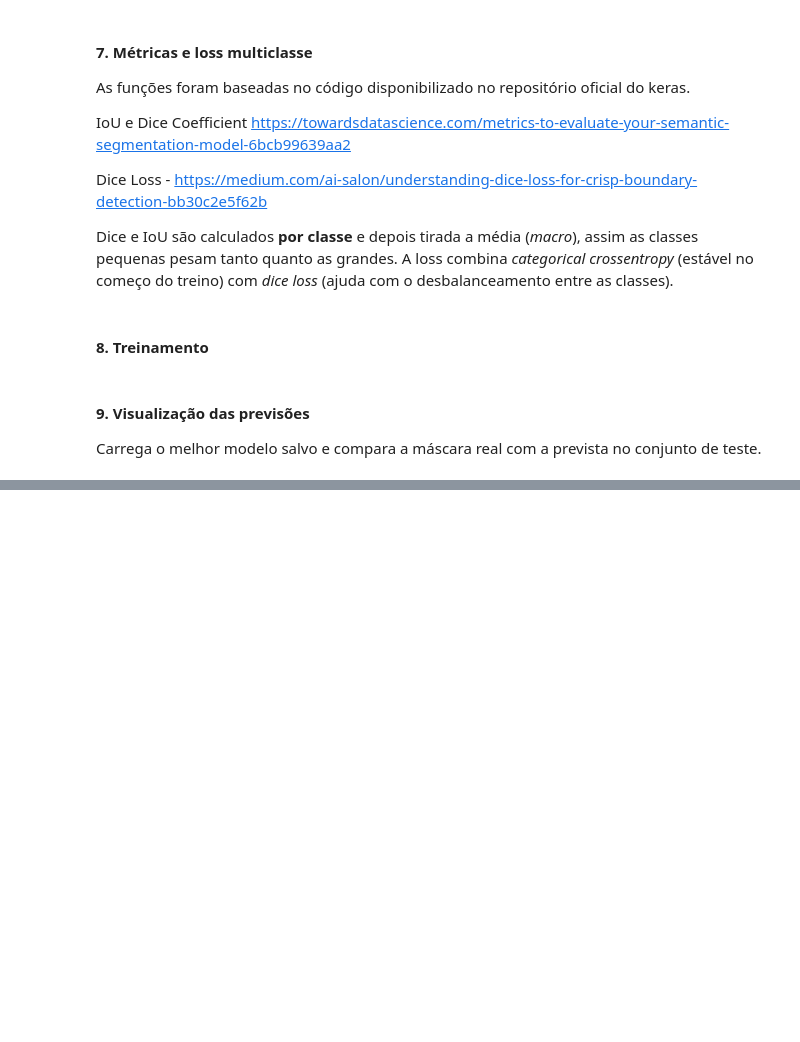
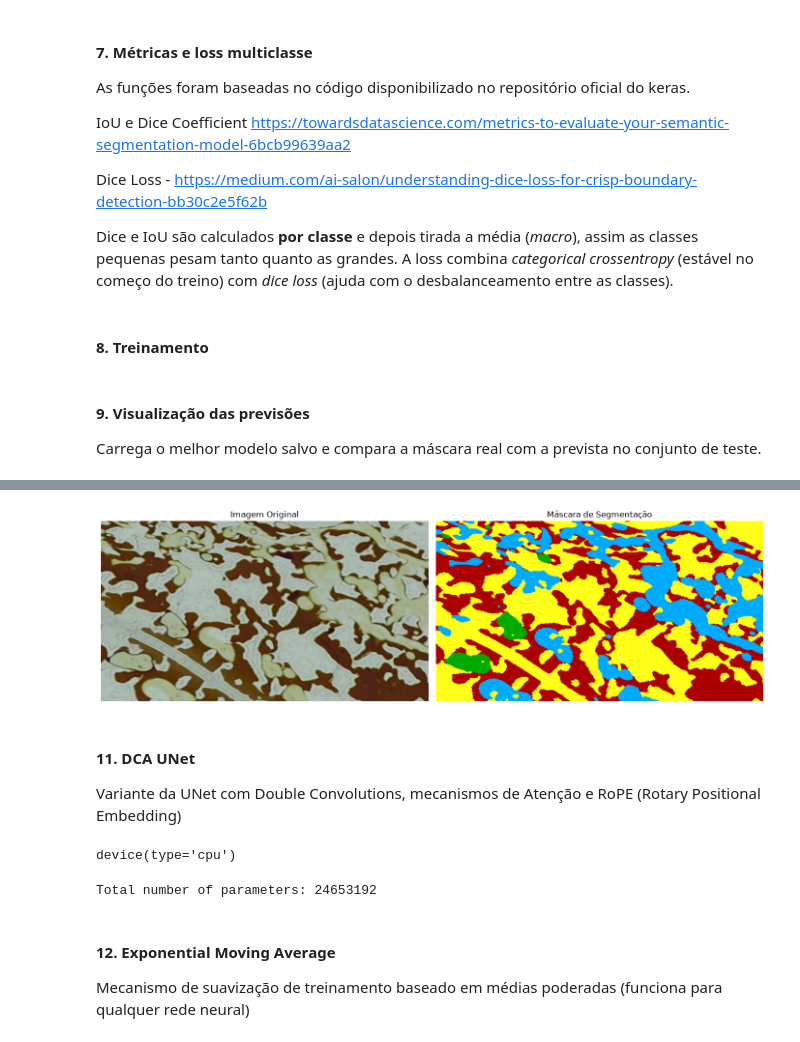
Before and after one commit to ViniciusFaro/wag-segmentation, a Jupyter notebook: src/wag_segment/notebooks/out_2026_2.ipynb, the cells around one changed output, grey strips where cells are left out. Cells and saved outputs as stored; diff of their text form; code cells hidden in the pictures; blank space fills up the shorter version.

Commit message:
EMA Training loop

```diff
--- a/src/wag_segment/notebooks/out_2026_2.ipynb
+++ b/src/wag_segment/notebooks/out_2026_2.ipynb
@@ -35,6 +46,6 @@ import keras
 # %%
 # ===== Caminhos (altere só aqui) =====
-BASE_DIR = r'C:\Users\Master\Desktop\wag-segmentation-main\data\out_segmentation'
+BASE_DIR = r'C:\labmems\wag-segment\data\out_segmentation'
 
 ORIGINAL_DIR  = os.path.join(BASE_DIR, 'original')
 SLICED_DIR    = os.path.join(BASE_DIR, 'sliced')
@@ -707,0 +880,18 @@ for x_path, y_path in list(zip(X_test, y_test))[:N_EXEMPLOS]:
+# %%
+train_dataset = WagDataset(input_save_dir, label_save_dir, train=True)
+val_dataset = WagDataset(input_save_dir, label_save_dir, train=False)
+
+print(f"Verificando instancia do dataset.")
+print("-----------------------------------")
+print(f"Tamanho do treino: {len(train_dataset)} amostras.")
+print(f"Tamanho do treino: {len(val_dataset)} amostras.")
+
+img, mask = train_dataset[0]
+print(f"Shape da imagem: {img.shape}")
+print(f"Shape da máscara: {mask.shape}")
+
+print("-----------------------------------")
+print(f"Amostra de imagem e máscara numericamente")
+print(img)
+print(mask)
+print("-----------------------------------")
@@ -707,0 +916,44 @@ for x_path, y_path in list(zip(X_test, y_test))[:N_EXEMPLOS]:
+# %%
+# visualização do mapeamento de classes
+
+# [C, H, W] -> [H, W, C]
+img_rgb = img.permute(1, 2, 0).cpu().numpy()
+
+# [H, W] -> [H, W, C] -> [1, C, H, W]
+num_classes = len(train_dataset.color_map)
+
+# simulando output de rede neural}
+mask_probs = F.one_hot(
+    mask.long(),
+    num_classes=num_classes
+).permute(2, 0, 1).unsqueeze(0).float()
+
+# [1, C, H, W] -> [1, H, W, 3] -> [H, W, 3]
+mask_rgb = train_dataset.class_to_mask(mask_probs)[0]
+
+# Plotar
+fig, axes = plt.subplots(1, 2, figsize=(14, 6))
+
+axes[0].imshow(img_rgb)
+axes[0].set_title("Imagem Original")
+axes[0].axis("off")
+
+axes[1].imshow(mask_rgb.astype("uint8"))
+axes[1].set_title("Máscara de Segmentação")
+axes[1].axis("off")
+
+plt.tight_layout()
+plt.show()
+# %% [output]
+[figure, added]
+# %% [markdown]
+#### 11. DCA UNet
+
+Variante da UNet com Double Convolutions, mecanismos de Atenção e RoPE (Rotary Positional Embedding)
+# %%
+# pegar device (cpu ou cuda)
+
+device = torch.device("cuda" if torch.cuda.is_available() else "cpu")
+device
+# %% [output]
+device(type='cpu')
@@ -707,0 +1308,13 @@ for x_path, y_path in list(zip(X_test, y_test))[:N_EXEMPLOS]:
+# %%
+model = DCAUNet().to(device)
+
+def count_parameters(model):
+    return sum(p.numel() for p in model.parameters() if p.requires_grad)
+
+print(f"Total number of parameters: {count_parameters(model)}")
+# %% [output]
+Total number of parameters: 24653192
+# %% [markdown]
+#### 12. Exponential Moving Average
+
+Mecanismo de suavização de treinamento baseado em médias poderadas (funciona para qualquer rede neural)
```
Also changed, not shown: parts of 12 cells of this notebook.
